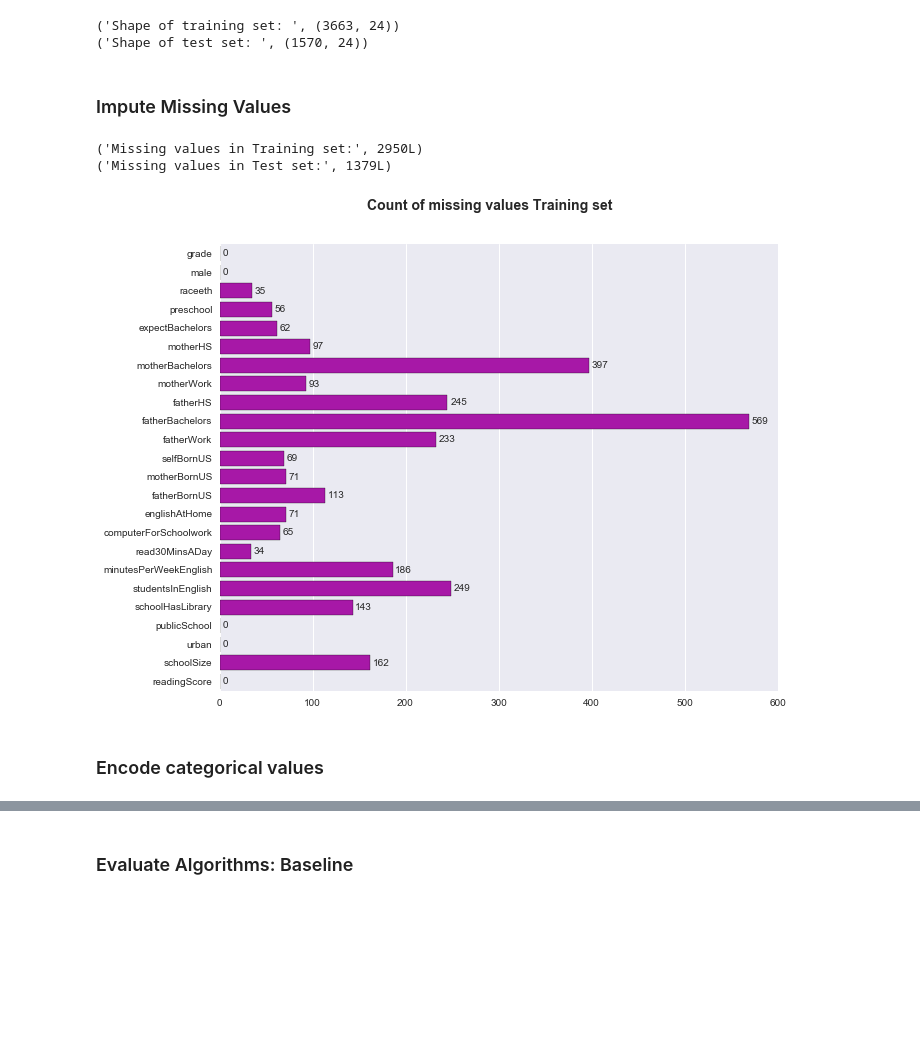
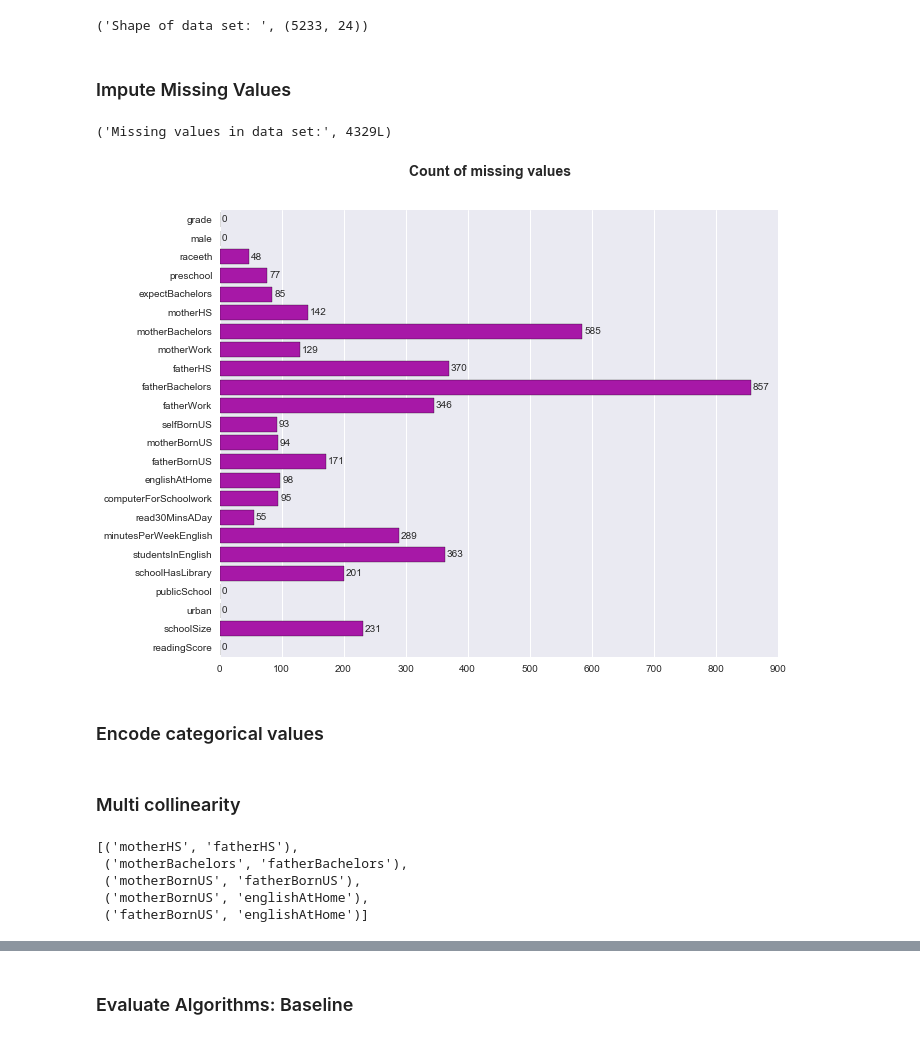
Before and after one commit to shintotm/TestScorePrediction, a Jupyter notebook: PreProcessing.ipynb, the cells around one changed output, grey strips where cells are left out. Saved outputs shown, nothing was run; the diff lists cells and outputs as text; code cells hidden in the pictures; blank space fills up the shorter version.

```diff
--- a/PreProcessing.ipynb
+++ b/PreProcessing.ipynb
@@ -45,33 +44,28 @@ def do_cross_validation(X, y, scoring = 'neg_mean_squared_error'):
         (name, cv_results.mean(), cv_results.std(), cv_results_r2.mean(), cv_results_r2.std())
         print(msg)
     return results_rmse, results_r2, names
-# %%
-pisaTrain = pd.read_csv('pisa2009train.csv')
-pisaTest = pd.read_csv('pisa2009test.csv')
-print('Shape of training set: ',pisaTrain.shape)
-print('Shape of test set: ', pisaTest.shape)
-# %% [output]
-('Shape of training set: ', (3663, 24))
-('Shape of test set: ', (1570, 24))
+# %%
+pisa = pd.read_csv('pisa2009.csv')
+print('Shape of data set: ',pisa.shape)
+# %% [output]
+('Shape of data set: ', (5233, 24))
 # %% [markdown]
 ### Impute Missing Values
 # %%
-print('Missing values in Training set:', pisaTrain.isnull().sum().sum())
-print('Missing values in Test set:', pisaTest.isnull().sum().sum())
+print('Missing values in data set:', pisa.isnull().sum().sum())
 # %% [output]
-('Missing values in Training set:', 2950L)
-('Missing values in Test set:', 1379L)
+('Missing values in data set:', 4329L)
 # %%
 fig = plt.figure(figsize=(10, 8))
-fig.suptitle('Count of missing values Training set', fontsize=14, fontweight='bold')
-null_data = pisaTrain.isnull().sum()
+fig.suptitle('Count of missing values', fontsize=14, fontweight='bold')
+null_data = pisa.isnull().sum()
 ax = sns.barplot(x = null_data.values, y=null_data.index, color="m" )
 i = 0
 for p in ax.patches:
     width = p.get_width()
     ax.text(width + 3, p.get_y() + 0.5, null_data.values[i])
     i += 1
 # %% [output]
-[figure, old version]
+[figure, new version]
 # %%
 # For continuous variables replace the missing data with average of columns
@@ -92,0 +87,15 @@ pisaTrain = pisaTrain.drop('raceeth', axis=1)
+# %% [markdown]
+### Multi collinearity
+# %%
+# show correlations above 0.5
+corr = pisa.corr(method='pearson')
+indices = np.where(corr > 0.5)
+indices = [(corr.index[x], corr.columns[y]) for x, y in zip(*indices)
+                                        if x != y and x < y]
+indices
+# %% [output]
+[('motherHS', 'fatherHS'),
+ ('motherBachelors', 'fatherBachelors'),
+ ('motherBornUS', 'fatherBornUS'),
+ ('motherBornUS', 'englishAtHome'),
+ ('fatherBornUS', 'englishAtHome')]
```
Also changed, not shown: parts of 19 cells of this notebook, 2 other files.
